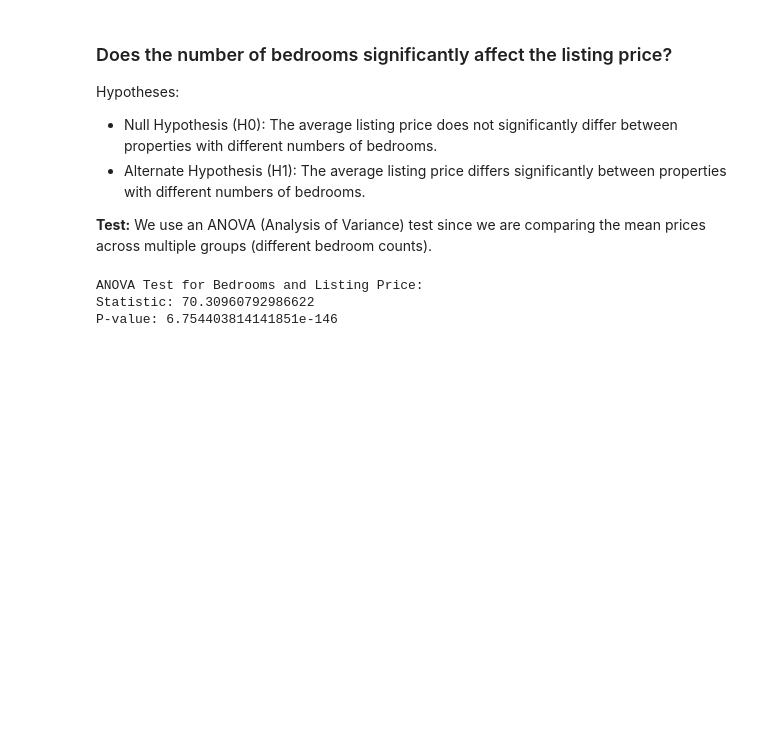
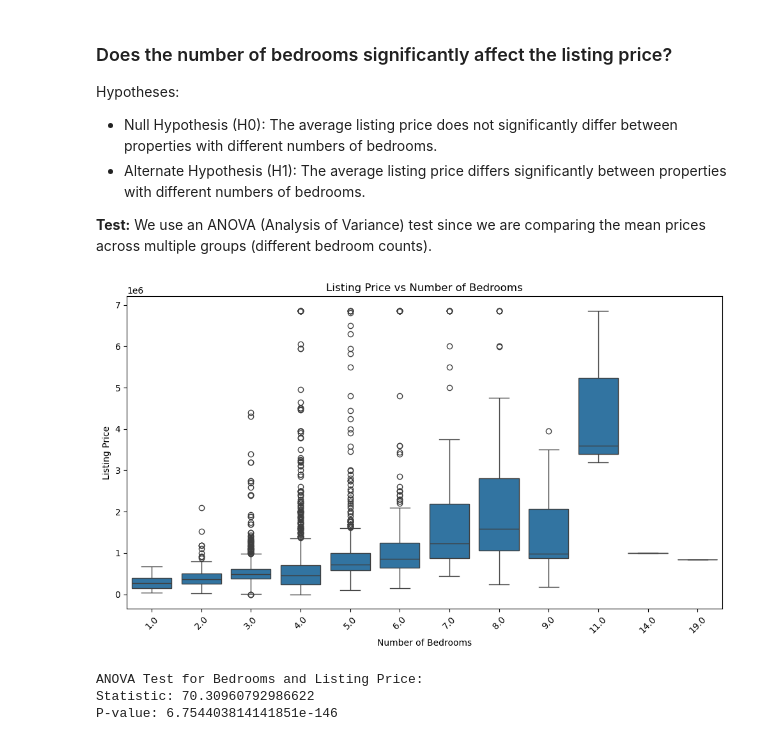
Before and after one commit to quadrillionaiire/Utah-Real-Estate-Sales-Analysis, a Jupyter notebook: notebooks/inferential_analysis.ipynb, the cells around one changed output. Cells and saved outputs as stored; diff of their text form; code cells hidden in the pictures; blank space fills up the shorter version.

```diff
--- a/notebooks/inferential_analysis.ipynb
+++ b/notebooks/inferential_analysis.ipynb
@@ -29,6 +31,18 @@ Hypotheses:
 - Alternate Hypothesis (H1): The average listing price differs significantly between properties with different numbers of bedrooms.
 
 **Test:** We use an ANOVA (Analysis of Variance) test since we are comparing the mean prices across multiple groups (different bedroom counts).
+# %%
+# Plotting the listing price against the number of bedrooms
+plt.figure(figsize=(10, 6))
+sns.boxplot(x='beds', y='listPrice', data=cleanedrs_data)
+plt.title('Listing Price vs Number of Bedrooms')
+plt.xlabel('Number of Bedrooms')
+plt.ylabel('Listing Price')
+plt.xticks(rotation=45)
+plt.tight_layout()
+plt.show()
+# %% [output]
+[figure, added]
 # %%
 # Group prices by number of bedrooms
 groups = [group["listPrice"].values for name, group in cleanedrs_data.groupby("beds")]
```
Also changed, not shown: parts of 5 cells of this notebook, 2 other files.
